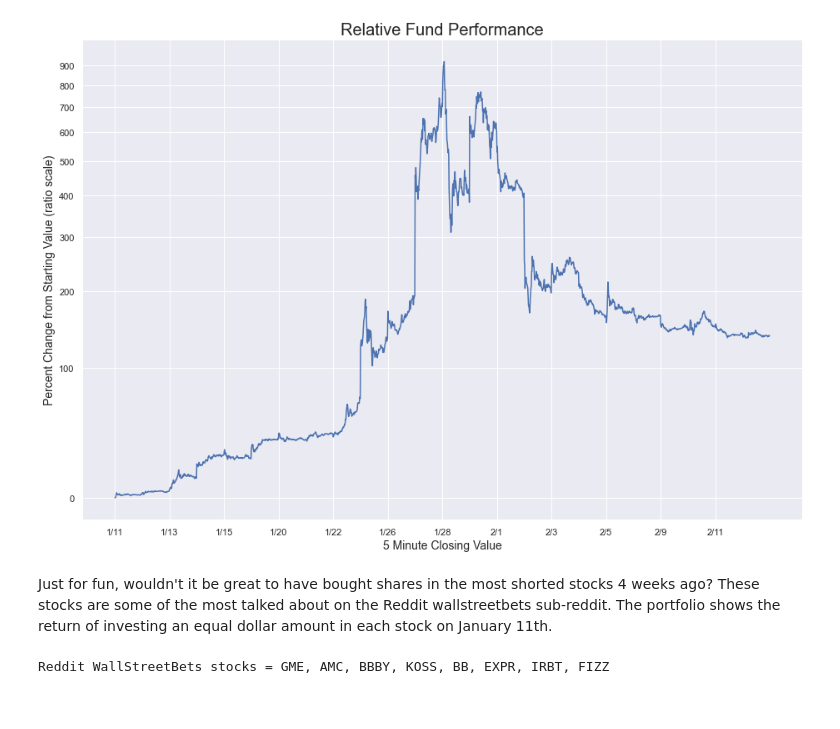
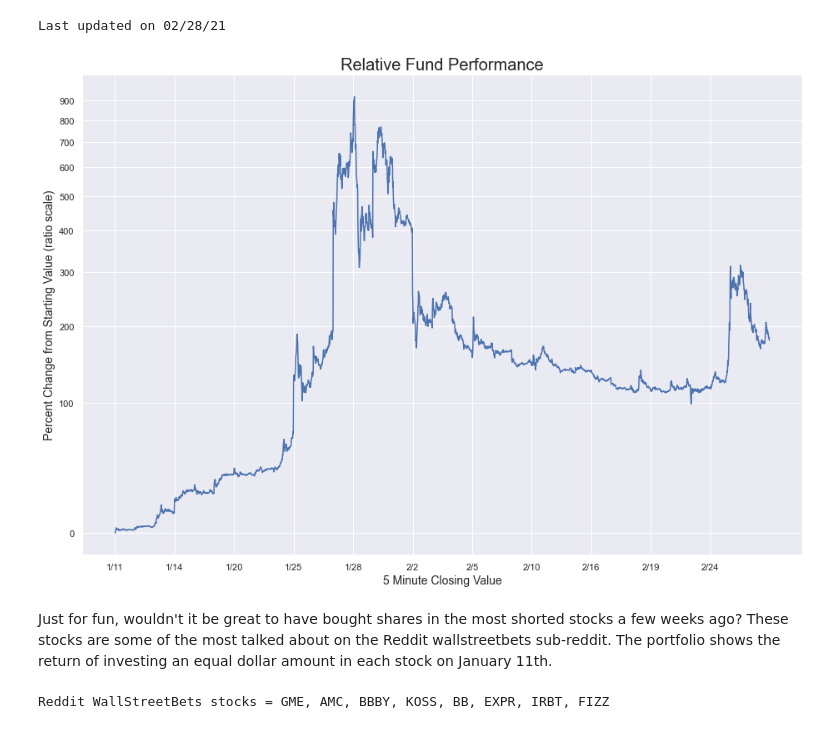
Before and after one commit to mattnicholson38/mattnicholson38, a Jupyter notebook: pages/wallstreetbets.ipynb, the cells around one changed output. Drawn from its saved outputs; the diff is of its cells as text; code cells hidden in the pictures.

```diff
--- a/pages/wallstreetbets.ipynb
+++ b/pages/wallstreetbets.ipynb
@@ -16,39 +16,40 @@ wsb = ['GME', 'AMC', 'BBBY', 'KOSS', 'BB', 'EXPR', 'IRBT', 'FIZZ']
 data = pd.DataFrame()
 norm_close = pd.DataFrame()
 
-data = yf.download(wsb, start="2021-01-11", end="2021-02-13", interval='5m', progress=False)
+data = yf.download(wsb, start="2021-01-11", end="2021-02-27", interval='5m', progress=False)
 closedata = data['Close'].ffill()
 for ticker in closedata.columns:
     norm_close[ticker] = closedata[ticker]/closedata[ticker][0]
 
 norm_close['Portfolio Value'] = norm_close.sum(axis=1)/len(wsb)*100# - 100
 
 fig = plt.figure(figsize=(12,8))
 ax = fig.add_axes([0, 0, 1, 1]) # main axes
 plotdata = norm_close['Portfolio Value'].to_numpy()
-xticks = np.arange(0, len(plotdata), len(plotdata)/12, dtype=int)
+xticks = np.arange(0, len(plotdata), len(plotdata)/11, dtype=int)
 
-xlables = ['1/11', '1/13', '1/15', '1/20', '1/22', '1/26', '1/28', '2/1', '2/3', '2/5', '2/9', '2/11']
+xlables = ['1/11', '1/14', '1/20', '1/25', '1/28', '2/2', '2/5', '2/10', '2/16', '2/19', '2/24']
 ax.set_xticks(xticks)
 ax.set_xticklabels(xlables)
 ax.set_xlabel("5 Minute Closing Value", fontsize=14)
 ax.set_ylabel('Percent Change from Starting Value (ratio scale)', fontsize=14)
 ax.set_title('Relative Fund Performance', fontsize=20)
 
 ax.set_yscale('log', basey=2)
 ytick_min = np.round(plotdata.min() / 10)*10
 yticks = np.arange(ytick_min, plotdata.max(), 100, dtype=int)
 ax.set_yticks(yticks)
 ax.set_yticklabels(yticks - 100)
 
 fig = ax.plot(plotdata, 'b', label='wallstreetbets stocks')
 
 today = dt.date.today()
 print('Last updated on ' + today.strftime('%D'))
 # %% [output]
+Last updated on 02/28/21
-[figure, old version]
+[figure, new version]
 # %% [markdown]
-Just for fun, wouldn't it be great to have bought shares in the most shorted stocks 4 weeks ago?  These stocks are some of the most talked about on the Reddit wallstreetbets sub-reddit. The portfolio shows the return of investing an equal dollar amount in each stock on January 11th.
+Just for fun, wouldn't it be great to have bought shares in the most shorted stocks a few weeks ago?  These stocks are some of the most talked about on the Reddit wallstreetbets sub-reddit. The portfolio shows the return of investing an equal dollar amount in each stock on January 11th.
 # %%
 def listFund(fund, fundName):
     print(f'{fundName:19} = ', end='')
```
Also changed, not shown: 37 other files.
